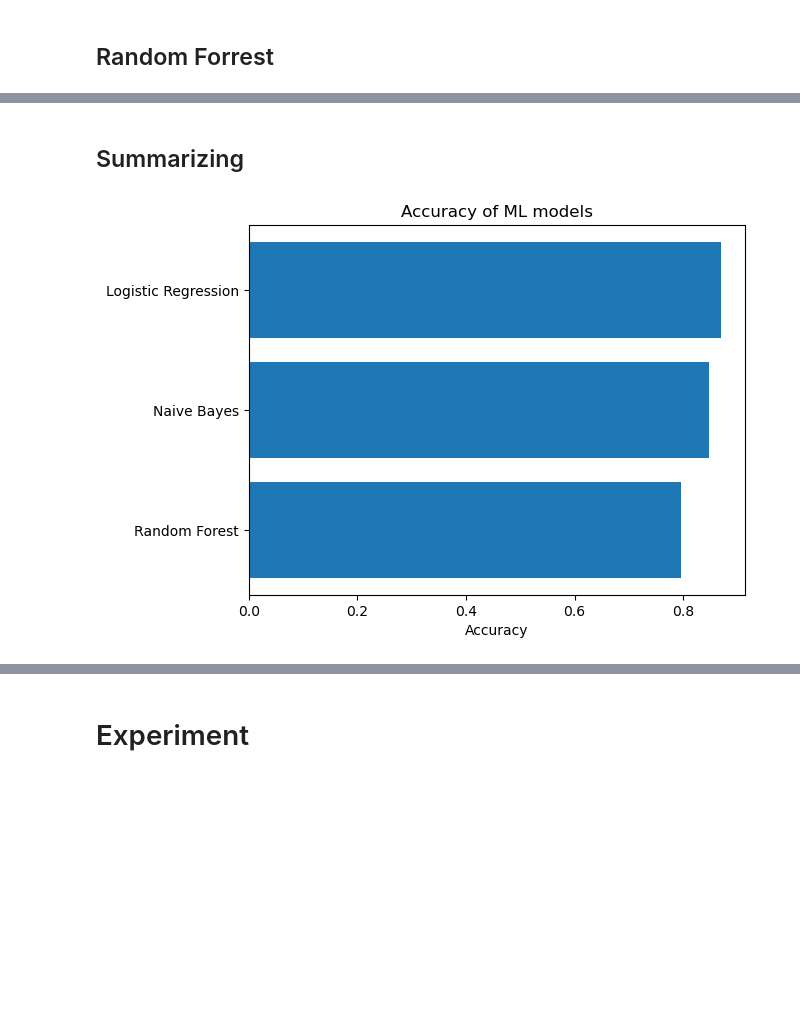
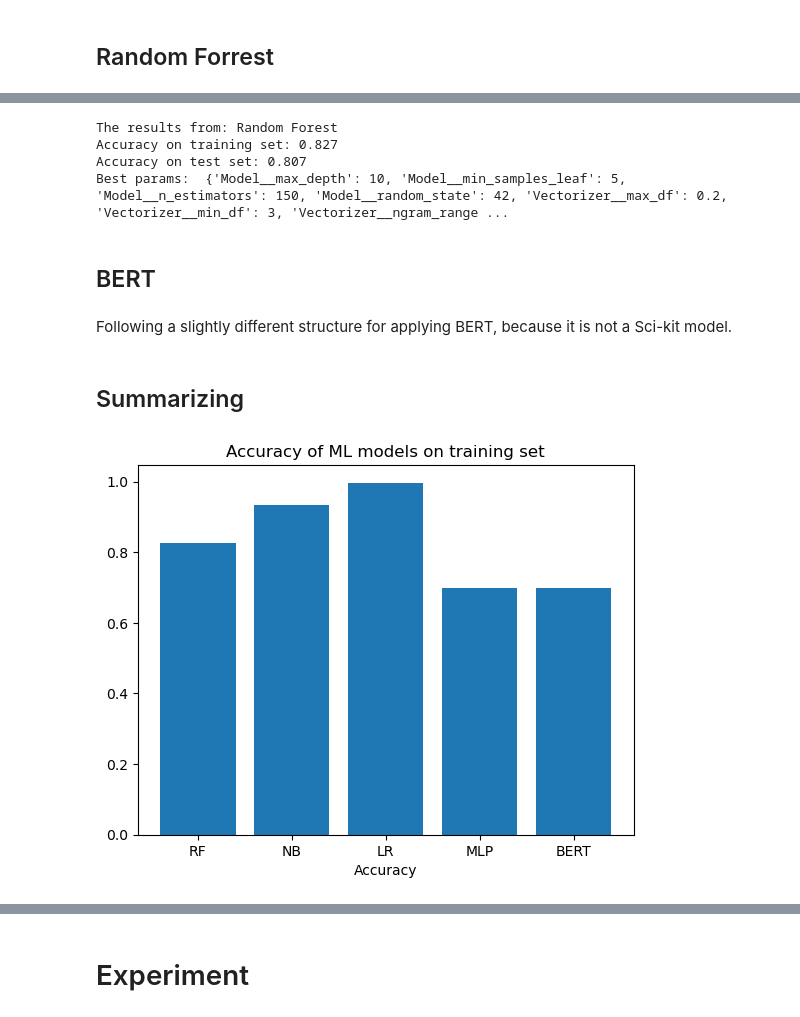
Before and after one commit to anda19ad/AI-ML-2023-Group-project, a Jupyter notebook: amazonMain.ipynb, the cells around one changed output, grey strips where cells are left out. Cells and saved outputs as stored; diff of their text form; code cells hidden in the pictures; blank space fills up the shorter version.

```diff
--- a/amazonMain.ipynb
+++ b/amazonMain.ipynb
@@ -320,8 +424,7 @@ print("Best params: ", searchMLP.best_params_) # Printing the best params
 # %%
 # Defining pipe for Naive Bayes
 pipeNB = Pipeline(steps=[
-    ('CountVectorizer',CountVectorizer()),
-    ('TfidfTransformer',TfidfTransformer()),
+    ('Vectorizer', vectorizer),
     ('Model', MultinomialNB())
 ])
 
@@ -341,9 +442,11 @@ Accuracy on test set: 0.817
 # %%
-# Defining parameters for the param grid
+# Defining parameters for the param grid. https://scikit-learn.org/stable/modules/generated/sklearn.naive_bayes.MultinomialNB.html
 params = {
-    'CountVectorizer__ngram_range':ngram_range,
-    'TfidfTransformer__use_idf':use_idf,
-    'Model__alpha':[1] # other parameters to be defined
+    'Vectorizer__ngram_range':ngram_range,
+    'Vectorizer__min_df':min_df,
+    'Vectorizer__max_df':max_df,
+    'Vectorizer__use_idf':use_idf,
+    'Model__fit_prior':[True,False]
 }
 
 # Defining grid search with the pipeline
@@ -377,8 +480,7 @@ Best params:  {'CountVectorizer__ngram_range': (1, 2), 'Model__alpha': 1, 'Tfidf
 # %%
 # Defining pipe for Random Forrest
 pipeRF = Pipeline(steps=[
-    ('CountVectorizer',CountVectorizer()),
-    ('TfidfTransformer',TfidfTransformer()),
+    ('Vectorizer', vectorizer),
     ('Model', RandomForestClassifier())
 ])
 
@@ -398,8 +499,10 @@ Accuracy on test set: 0.822
 # %%
 # Defining parameters for the param grid
 params = {
-    'CountVectorizer__ngram_range':ngram_range,
-    'TfidfTransformer__use_idf':use_idf,
+    'Vectorizer__ngram_range':ngram_range,
+    'Vectorizer__min_df':min_df,
+    'Vectorizer__max_df':max_df,
+    'Vectorizer__use_idf':use_idf,
     'Model__n_estimators':[50,100,150], # other parameters to be defined
     'Model__max_depth':[5,10],
     'Model__min_samples_leaf':[5,10],
@@ -437,0 +533,12 @@ Best params:  {'CountVectorizer__ngram_range': (1, 2), 'Model__max_depth': 10, '
+# %%
+# Printing
+printScoreParams('Random Forest', searchRF)
+# %% [output]
+The results from: Random Forest
+Accuracy on training set: 0.827
+Accuracy on test set: 0.807
+Best params:  {'Model__max_depth': 10, 'Model__min_samples_leaf': 5, 'Model__n_estimators': 150, 'Model__random_state': 42, 'Vectorizer__max_df': 0.2, 'Vectorizer__min_df': 3, 'Vectorizer__ngram_range ...
+# %% [markdown]
+## BERT
+# %% [markdown]
+Following a slightly different structure for applying BERT, because it is not a Sci-kit model.
@@ -438,24 +549,26 @@ Best params:  {'CountVectorizer__ngram_range': (1, 2), 'Model__max_depth': 10, '
 # %% [markdown]
 ## Summarizing
 # %%
-# Plotting the different accuracies and comparing them Got help from Chat GPT with this prompt:
-# "I have the following ML models where i want to plot the accuracy of each starting with the one with the highest accuracy:searchLR searchMLP searchNB searchRF"
-
-# accuracy values in descending order
-accuracies = [searchRF.best_score_, searchNB.best_score_, searchLR.best_score_]
+# Plotting the different accuracies and comparing them. https://www.tutorialspoint.com/matplotlib/matplotlib_bar_plot.htm
+accuracies = [searchRF.score(X_train, y_train),
+              searchNB.score(X_train, y_train),
+              searchLR.score(X_train, y_train),
+              0.7, # searchMLP.best_score_
+              0.7 # searchBert.best_score_
+              ]
 
 # model names in the same order as accuracies
-model_names = ["Random Forest", "Naive Bayes", "Logistic Regression"]
+model_names = ["RF", "NB", "LR", "MLP", "BERT"]
 
 # plot horizontal bar chart
-plt.barh(model_names, accuracies)
+plt.bar(model_names, accuracies)
 
 # add axis labels and title
 plt.xlabel("Accuracy")
-plt.title("Accuracy of ML models")
+plt.title("Accuracy of ML models on training set")
 
 # show plot
 plt.show()
 # %% [output]
-[figure, old version]
+[figure, new version]
 # %%
```
Also changed, not shown: parts of 49 cells of this notebook.
